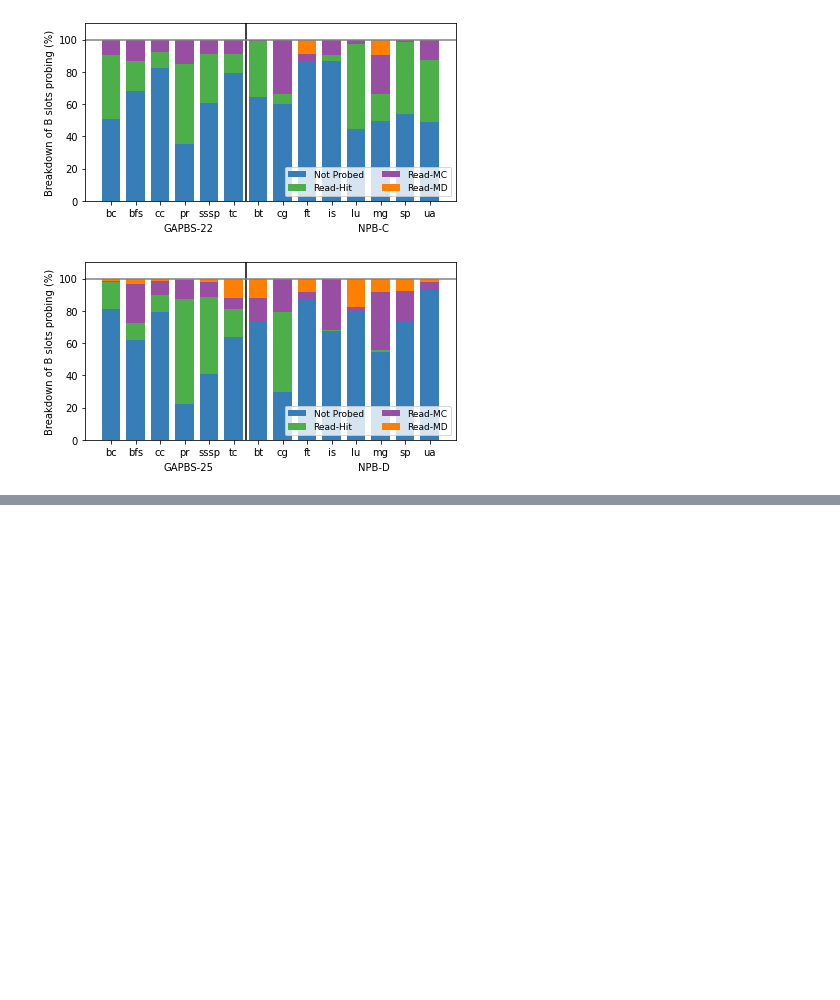
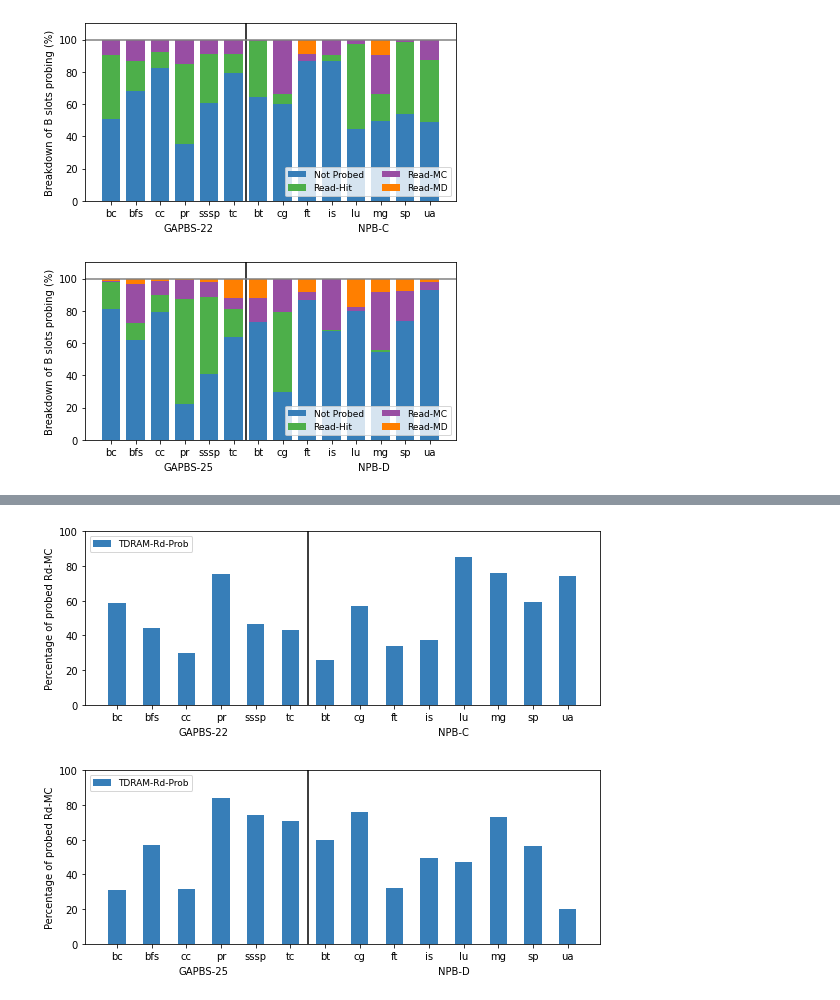
Before and after one commit to darchr/dramCacheController, a Jupyter notebook: data-plots.ipynb, the cells around one changed output, grey strips where cells are left out. Cells and saved outputs as stored; diff of their text form; code cells hidden in the pictures; blank space fills up the shorter version.

```diff
--- a/data-plots.ipynb
+++ b/data-plots.ipynb
@@ -1454,0 +1886,79 @@ plt.tight_layout()
+# %%
+gap_22_prob = (df_gap22_ram_prob['foundCandidBSlotRMC'].astype(float))
+gap_22 = (df_gap22_ram_prob['numRdMissClean'].astype(float))
+
+gap_25_prob = (df_gap25_ram_prob['foundCandidBSlotRMC'].astype(float))
+gap_25 = (df_gap25_ram_prob['numRdMissClean'].astype(float))
+
+npb_C_prob = (df_npbC_ram_prob['foundCandidBSlotRMC'].astype(float))
+npb_C = (df_npbC_ram_prob['numRdMissClean'].astype(float))
+
+npb_D_prob = (df_npbD_ram_prob['foundCandidBSlotRMC'].astype(float))
+npb_D = (df_npbD_ram_prob['numRdMissClean'].astype(float))
+
+##################################
+# Multi bar Chart1
+app_gap = df_gap22_ram_prob['app']
+
+app_npb = df_npbC_ram_prob['app']
+
+fig = plt.figure()
+fig.set_size_inches(8,3)
+plt.ylim([0,100])
+barWidth = 1
+tickSize = 2
+
+
+for i,app in enumerate(app_gap):
+    plt.bar(i*tickSize-barWidth/2,   100*gap_22_prob[i]/gap_22[i],   width=barWidth, color=cmap(1), label='TDRAM-Rd-Prob' if i==0 else None)
+
+offset = i+1
+for i,app in enumerate(app_npb):
+    plt.bar((offset+i)*tickSize-barWidth/2,  100*npb_C_prob[i]/npb_C[i],   width=1, color=cmap(1))
+
+plt.figtext(0.25, -0.01, "GAPBS-22")
+plt.figtext(0.7, -0.01, "NPB-C")
+
+brLab = np.arange(len(app_gap)+len(app_npb))
+plt.xticks(brLab*tickSize-0.5, list(app_gap)+list(app_npb))
+
+plt.axvline(x=(offset-0.5)*tickSize-0.5, color='black')
+
+plt.ylabel("Percentage of probed Rd-MC")
+plt.legend(fontsize=9, ncol=2, loc='upper left')
+plt.tight_layout()
+
+###############################################################################
+# Multi bar Chart2
+app_gap = df_gap25_ram_prob['app']
+
+app_npb = df_npbD_ram_prob['app']
+
+fig = plt.figure()
+fig.set_size_inches(8,3)
+plt.ylim([0,100])
+barWidth = 1
+tickSize = 2
+
+
+for i,app in enumerate(app_gap):
+    plt.bar(i*tickSize-barWidth/2,   100*gap_25_prob[i]/gap_25[i],   width=barWidth, color=cmap(1), label='TDRAM-Rd-Prob' if i==0 else None)
+
+offset = i+1
+for i,app in enumerate(app_npb):
+    plt.bar((offset+i)*tickSize-barWidth/2,   100*npb_D_prob[i]/npb_D[i],   width=1, color=cmap(1))
+
+plt.figtext(0.25, -0.01, "GAPBS-25")
+plt.figtext(0.70, -0.01, "NPB-D")
+
+brLab = np.arange(len(app_gap)+len(app_npb))
+plt.xticks(brLab*tickSize-0.5, list(app_gap)+list(app_npb))
+
+plt.axvline(x=(offset-0.5)*tickSize-0.5, color='black')
+
+plt.ylabel("Percentage of probed Rd-MC")
+plt.legend(fontsize=9, ncol=2, loc='upper left')
+plt.tight_layout()
+# %% [output]
+[figure, added]
+[figure, added]
```
Also changed, not shown: parts of 6 cells of this notebook, 6 other files.
